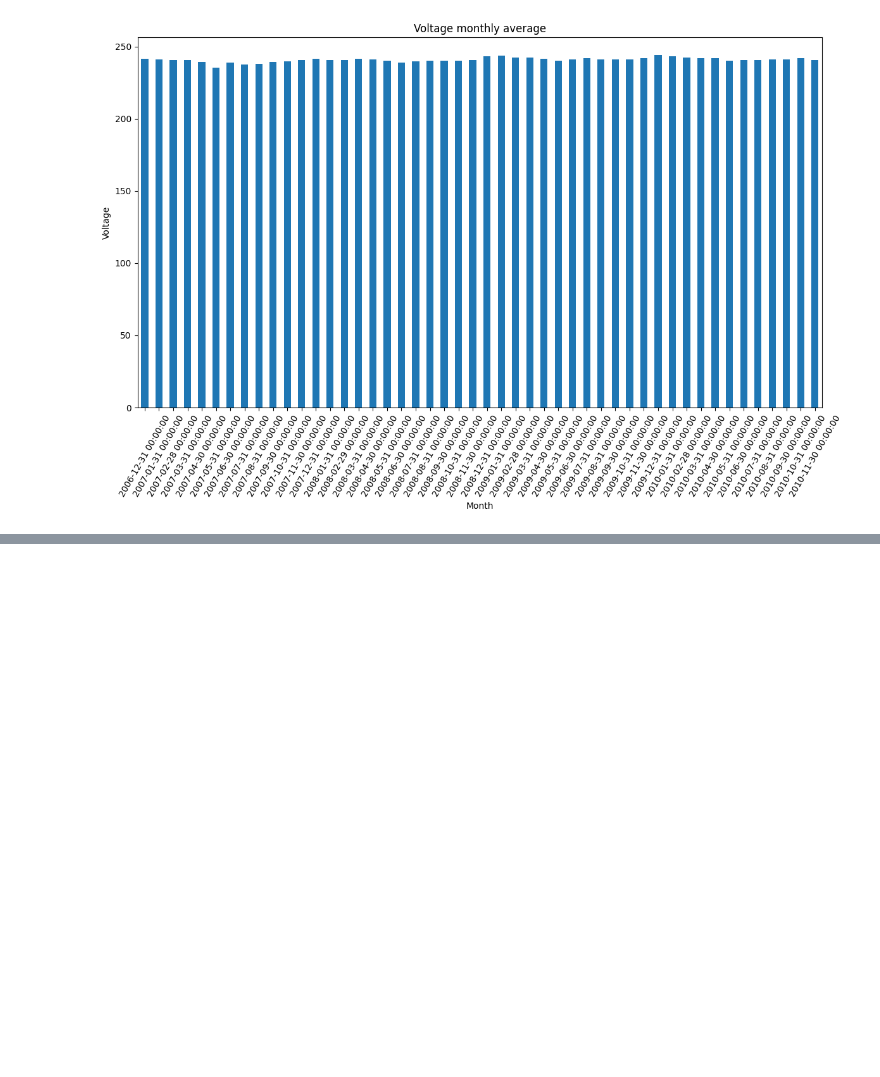
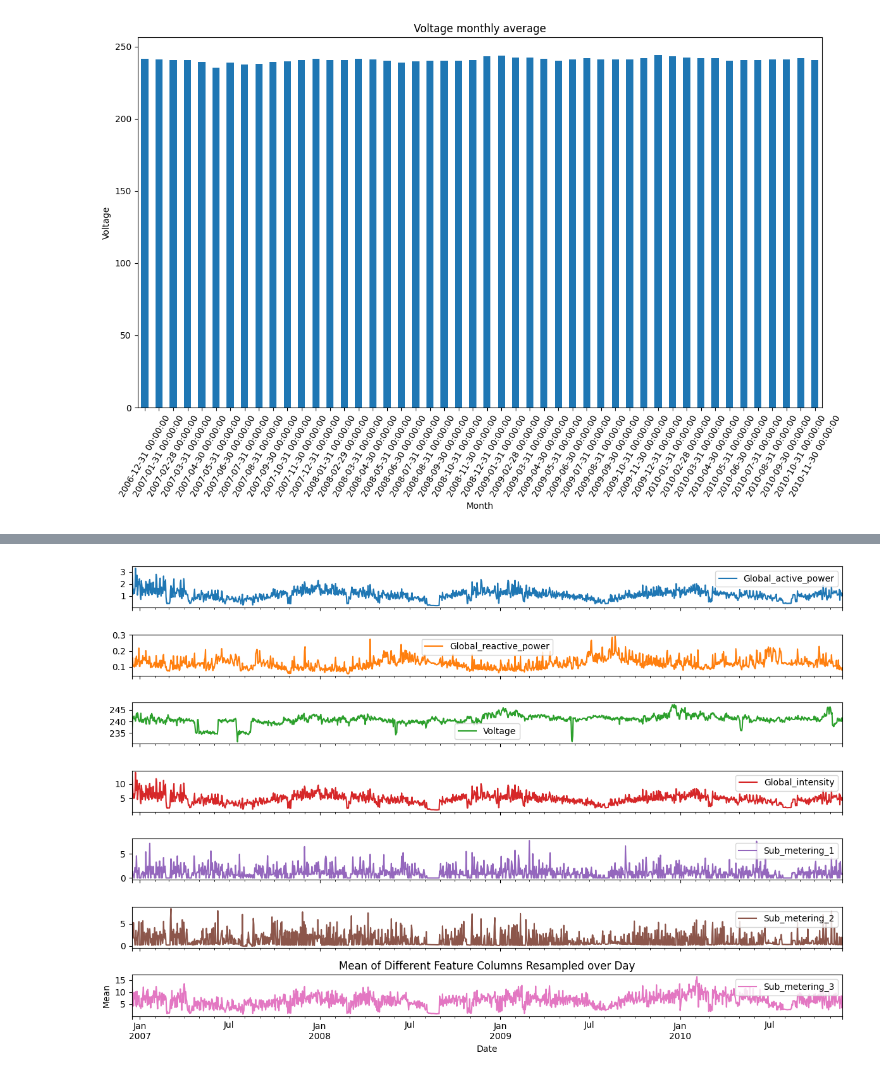
Before and after one commit to EdwardKWang/quant-research, a Jupyter notebook: stats-learning/Long short-term memory model.ipynb, the cells around one changed output, grey strips where cells are left out. Saved outputs shown, nothing was run; the diff lists cells and outputs as text; code cells hidden in the pictures; blank space fills up the shorter version.

```diff
--- a/stats-learning/Long short-term memory model.ipynb
+++ b/stats-learning/Long short-term memory model.ipynb
@@ -158,0 +170,10 @@ plt.show()
+# %%
+data_df.resample('D').mean().plot(subplots=True, figsize=(12, 8))
+plt.xlabel('Date')
+plt.ylabel('Mean')
+plt.title('Mean of Different Feature Columns Resampled over Day')
+plt.legend(loc='upper right')
+plt.tight_layout()
+plt.show()
+# %% [output]
+[figure, added]
```
Also changed, not shown: parts of 13 cells of this notebook, 2 other files.
